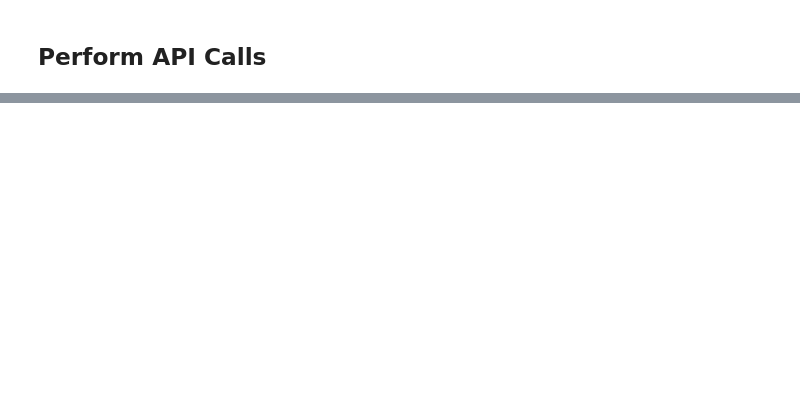
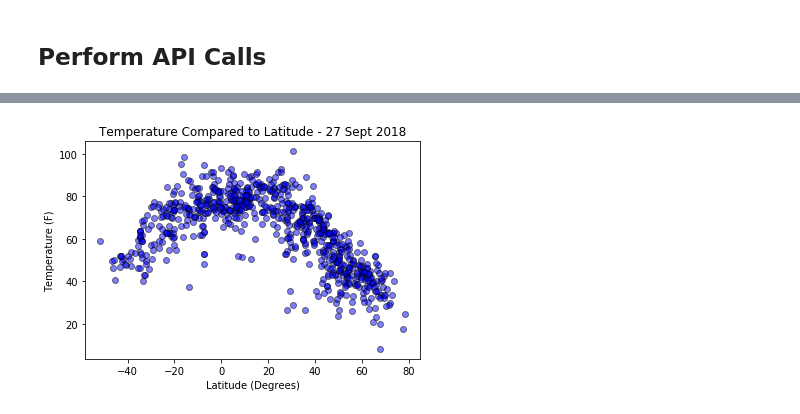
Before and after one commit to nonabsorbing/weatherpy_homework, a Jupyter notebook: WeatherPy.ipynb, the cells around one changed output, grey strips where cells are left out. Cells and saved outputs as stored; diff of their text form; code cells hidden in the pictures; blank space fills up the shorter version.

```diff
--- a/WeatherPy.ipynb
+++ b/WeatherPy.ipynb
@@ -63,20 +82,0 @@ http://api.openweathermap.org/data/2.5/weather?appid=9e2d0f87701ed006ca983ddc0ab
-# %%
-#jsonify
-
-plot_data = []
-
-for city in cities:
-    weather_response = requests.get(query_url)
-    weather_json = weather_response.json()
-    city_lat = weather_json["coord"]["lat"]
-    city_temp = weather_json["main"]["temp"]
-    city_cloud = weather_json["clouds"]["all"]
-    city_wind = weather_json["wind"]["speed"]
-
-
-
-
-# Temperature (F) vs. Latitude
-# Humidity (%) vs. Latitude
-# Cloudiness (%) vs. Latitude
-# Wind Speed (mph) vs. Latitude
@@ -82,0 +137,4 @@ for city in cities:
+# %%
+df = pd.DataFrame(weather_data)
+
+df.head()
@@ -82,0 +170,14 @@ for city in cities:
+# %%
+
+# Temperature (F) vs. Latitude
+temp_lat = plt.scatter(df["city_lat"], df["city_temp"], marker="o", facecolors="blue", edgecolors="black", alpha=.5)
+
+plt.title("Temperature Compared to Latitude - 27 Sept 2018")
+plt.ylabel("Temperature (F)")
+plt.xlabel("Latitude (Degrees)")
+
+plt.savefig("temperature_vs_latitude.png")
+
+plt.show()
+# %% [output]
+[figure, added]
```
Also changed, not shown: parts of 12 cells of this notebook, 6 other files.
